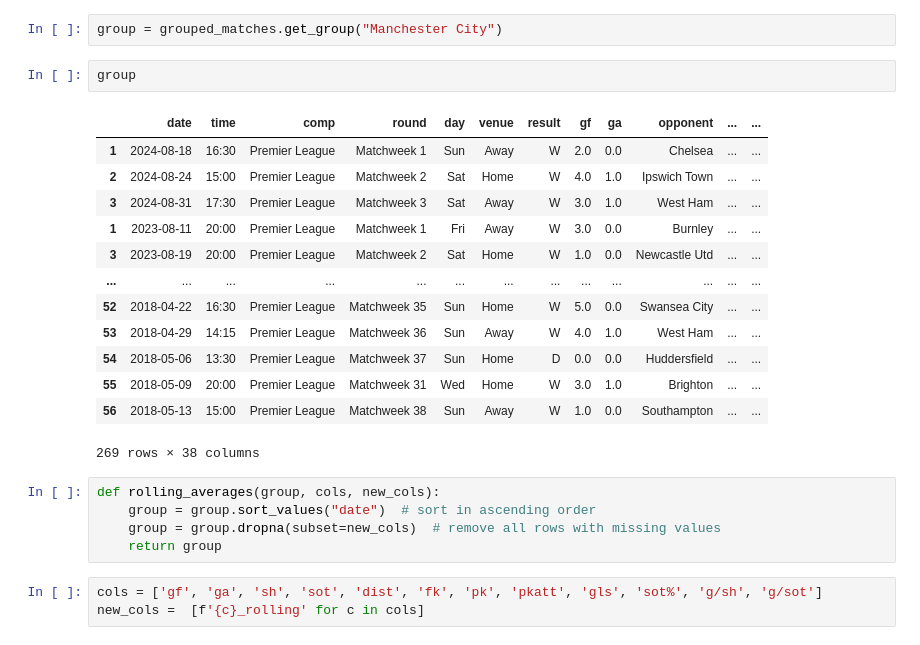
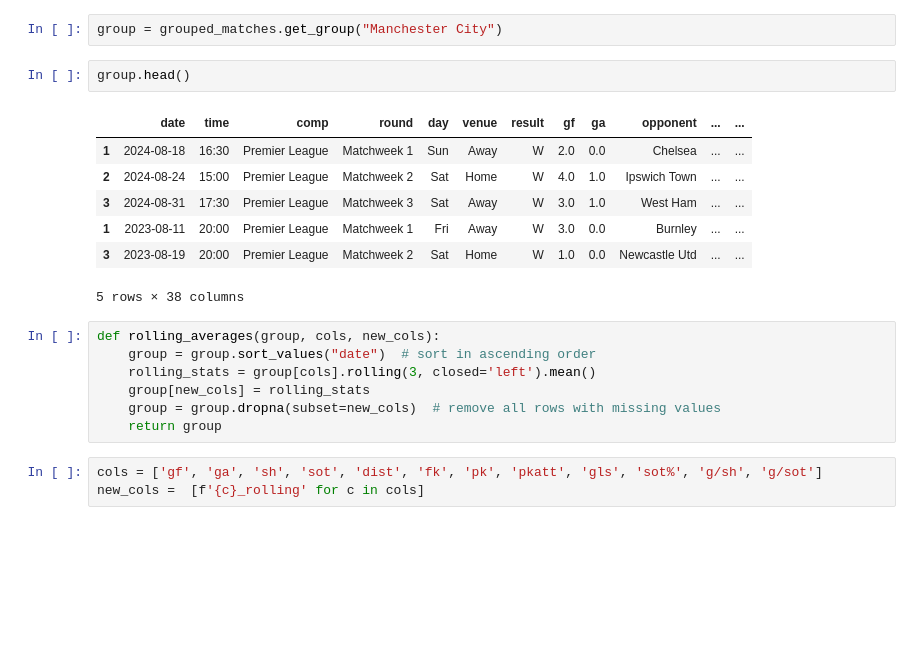
Before and after one commit to zaidalqadiri/Premier-League-Predictor, a Jupyter notebook: PredictMatch.ipynb, the cells around one changed output. Saved outputs shown, nothing was run; the diff lists cells and outputs as text; blank space fills up the shorter version.

```diff
--- a/PredictMatch.ipynb
+++ b/PredictMatch.ipynb
@@ -191,24 +135,20 @@ grouped_matches = matches.groupby("team")  # create one dataframe for every squa
 # %%
 group = grouped_matches.get_group("Manchester City")
 # %%
-group
+group.head()
 # %% [output]
 |  | date | time | comp | round | day | venue | result | gf | ga | opponent | ... | ... |
 | 1 | 2024-08-18 | 16:30 | Premier League | Matchweek 1 | Sun | Away | W | 2.0 | 0.0 | Chelsea | ... | ... |
 | 2 | 2024-08-24 | 15:00 | Premier League | Matchweek 2 | Sat | Home | W | 4.0 | 1.0 | Ipswich Town | ... | ... |
 | 3 | 2024-08-31 | 17:30 | Premier League | Matchweek 3 | Sat | Away | W | 3.0 | 1.0 | West Ham | ... | ... |
 | 1 | 2023-08-11 | 20:00 | Premier League | Matchweek 1 | Fri | Away | W | 3.0 | 0.0 | Burnley | ... | ... |
 | 3 | 2023-08-19 | 20:00 | Premier League | Matchweek 2 | Sat | Home | W | 1.0 | 0.0 | Newcastle Utd | ... | ... |
-| ... | ... | ... | ... | ... | ... | ... | ... | ... | ... | ... | ... | ... |
-| 52 | 2018-04-22 | 16:30 | Premier League | Matchweek 35 | Sun | Home | W | 5.0 | 0.0 | Swansea City | ... | ... |
-| 53 | 2018-04-29 | 14:15 | Premier League | Matchweek 36 | Sun | Away | W | 4.0 | 1.0 | West Ham | ... | ... |
-| 54 | 2018-05-06 | 13:30 | Premier League | Matchweek 37 | Sun | Home | D | 0.0 | 0.0 | Huddersfield | ... | ... |
-| 55 | 2018-05-09 | 20:00 | Premier League | Matchweek 31 | Wed | Home | W | 3.0 | 1.0 | Brighton | ... | ... |
-| 56 | 2018-05-13 | 15:00 | Premier League | Matchweek 38 | Sun | Away | W | 1.0 | 0.0 | Southampton | ... | ... |
-269 rows × 38 columns
+5 rows × 38 columns
 # %%
 def rolling_averages(group, cols, new_cols):
     group = group.sort_values("date")  # sort in ascending order
+    rolling_stats = group[cols].rolling(3, closed='left').mean()
+    group[new_cols] = rolling_stats
     group = group.dropna(subset=new_cols)  # remove all rows with missing values
     return group
 # %%
```
Also changed, not shown: parts of 15 cells of this notebook.
